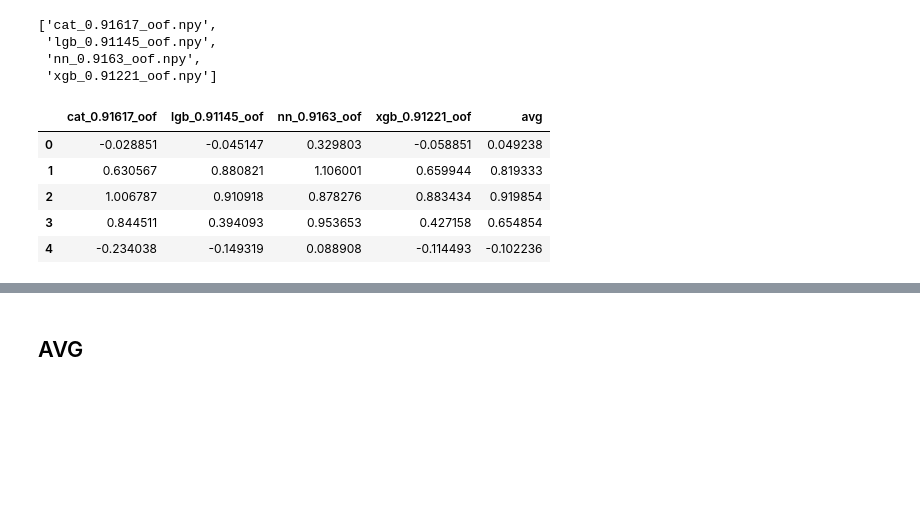
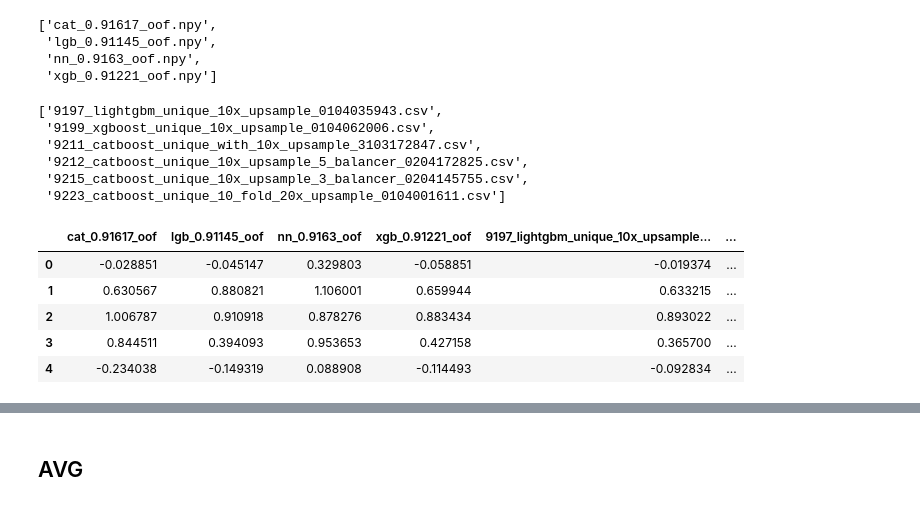
Before and after one commit to nikitaqwerty/kaggle_santander, a Jupyter notebook: stack.ipynb, the cells around one changed output, grey strips where cells are left out. Drawn from its saved outputs; the diff is of its cells as text; code cells hidden in the pictures; blank space fills up the shorter version.

```diff
--- a/stack.ipynb
+++ b/stack.ipynb
@@ -15,42 +16,62 @@ from sklearn.svm import SVC
 intput_path = "../input/"
 output_path = "../output/"
 # %%
-files = [f for f in sorted(listdir(output_path)) if f.endswith("_oof.npy") and f[0]!="!"]
-files
+npys = [f for f in sorted(listdir(output_path)) if f.endswith("_oof.npy") and f[0]!="!"]
+npys
 # %% [output]
 ['cat_0.91617_oof.npy',
  'lgb_0.91145_oof.npy',
  'nn_0.9163_oof.npy',
  'xgb_0.91221_oof.npy']
+# %%
+path = output_path+"predictions/train/"
+csvs = [f for f in sorted(listdir(path)) if f.endswith(".csv")][-6:]
+csvs
+# %% [output]
+['9197_lightgbm_unique_10x_upsample_0104035943.csv',
+ '9199_xgboost_unique_10x_upsample_0104062006.csv',
+ '9211_catboost_unique_with_10x_upsample_3103172847.csv',
+ '9212_catboost_unique_10x_upsample_5_balancer_0204172825.csv',
+ '9215_catboost_unique_10x_upsample_3_balancer_0204145755.csv',
+ '9223_catboost_unique_10_fold_20x_upsample_0104001611.csv']
 # %%
 scaler = StandardScaler()
 
 dt = pd.DataFrame()
 
 df = pd.read_csv(intput_path+'train.csv.zip')
 df = df[["target"]]
 
 cols = []
-for file in files:
+for file in tqdm(npys):
     train = np.load(output_path+file).reshape(-1, 1)
     col = file[:-4]
     cols.append(col)
     df[col] = scaler.fit_transform(train)
 
     test = np.load(output_path+file.replace("_oof.npy","_test.npy")).reshape(-1, 1)
     dt[col] = [x[0] for x in scaler.transform(test)]
 
+for file in tqdm(csvs):
+    train = pd.read_csv(path+file)["target"].values.reshape(-1, 1)
+    col = file[:-4]
+    cols.append(col)
+    df[col] = scaler.fit_transform(train)
+
+    test = pd.read_csv((path+file).replace("/train/","/test/"))["target"].values.reshape(-1, 1)
+    dt[col] = [x[0] for x in scaler.transform(test)]
+
 df["avg"] = df[cols].mean(axis=1)
 dt["avg"] = dt[cols].mean(axis=1)
 
 dt.head()
 # %% [output]
-|  | cat_0.91617_oof | lgb_0.91145_oof | nn_0.9163_oof | xgb_0.91221_oof | avg |
-| 0 | -0.028851 | -0.045147 | 0.329803 | -0.058851 | 0.049238 |
-| 1 | 0.630567 | 0.880821 | 1.106001 | 0.659944 | 0.819333 |
-| 2 | 1.006787 | 0.910918 | 0.878276 | 0.883434 | 0.919854 |
-| 3 | 0.844511 | 0.394093 | 0.953653 | 0.427158 | 0.654854 |
-| 4 | -0.234038 | -0.149319 | 0.088908 | -0.114493 | -0.102236 |
+|  | cat_0.91617_oof | lgb_0.91145_oof | nn_0.9163_oof | xgb_0.91221_oof | 9197_lightgbm_unique_10x_upsample... | ... |
+| 0 | -0.028851 | -0.045147 | 0.329803 | -0.058851 | -0.019374 | ... |
+| 1 | 0.630567 | 0.880821 | 1.106001 | 0.659944 | 0.633215 | ... |
+| 2 | 1.006787 | 0.910918 | 0.878276 | 0.883434 | 0.893022 | ... |
+| 3 | 0.844511 | 0.394093 | 0.953653 | 0.427158 | 0.365700 | ... |
+| 4 | -0.234038 | -0.149319 | 0.088908 | -0.114493 | -0.092834 | ... |
 # %%
 df[cols].corr()
 # %% [output]
```
Also changed, not shown: parts of 14 cells of this notebook.
